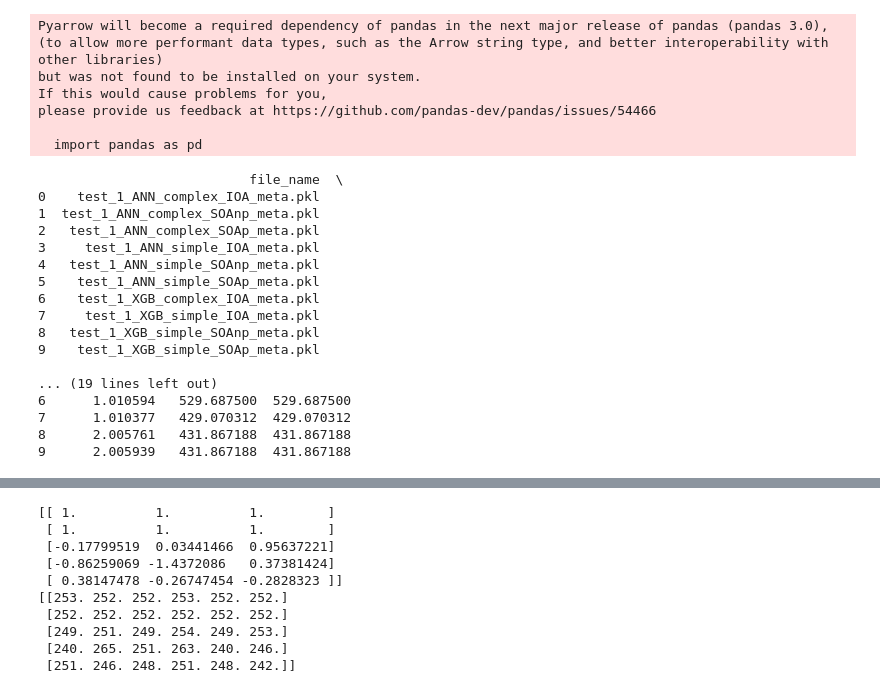
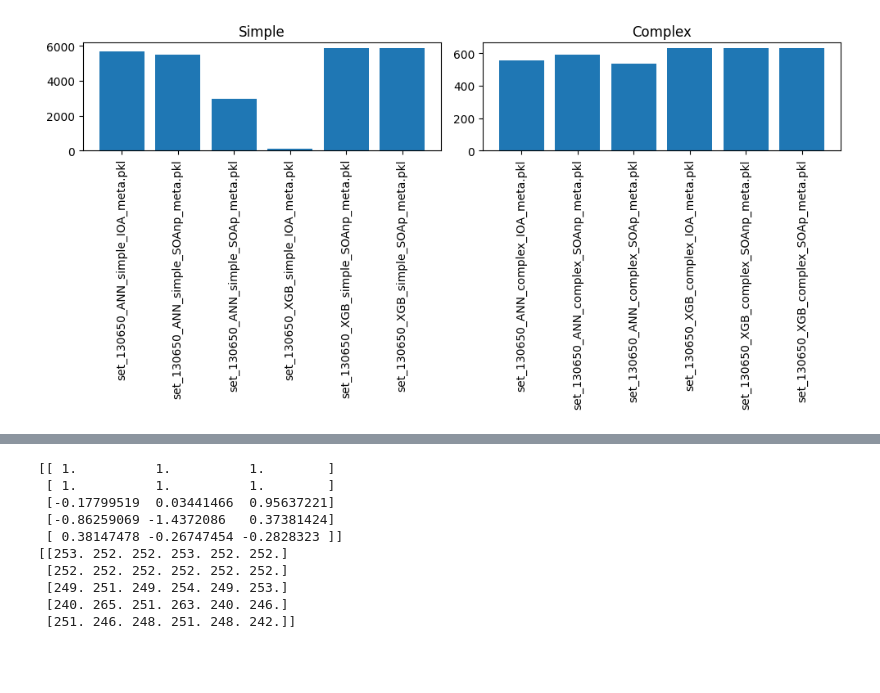
Before and after one commit to Lanza-git/Integrated-vs-Seperated-Master-Thesis, a Jupyter notebook: Main/evaluation.ipynb, the cells around one changed output, grey strips where cells are left out. Drawn from its saved outputs; the diff is of its cells as text; code cells hidden in the pictures; blank space fills up the shorter version.

```diff
--- a/Main/evaluation.ipynb
+++ b/Main/evaluation.ipynb
@@ -20,38 +20,35 @@ def load_metadata(directory):
     return metadata
 
 # Directory where the test files are located
-directory_path = 'C:/Users/lanza/Master_Thesis_EL/Integrated-vs-Seperated-Master-Thesis/test/'
+directory_path = 'C:/Users/lanza/Master_Thesis_EL/Integrated-vs-Seperated-Master-Thesis/hpc_mount/'
 
 # Load metadata from all models
 metadata_list = load_metadata(directory_path)
 
 # Convert to DataFrame for better visualization
 df_metadata = pd.DataFrame(metadata_list)
-# %% [output]
-Pyarrow will become a required dependency of pandas in the next major release of pandas (pandas 3.0),
-(to allow more performant data types, such as the Arrow string type, and better interoperability with other libraries)
-but was not found to be installed on your system.
-If this would cause problems for you,
-please provide us feedback at https://github.com/pandas-dev/pandas/issues/54466
-
-  import pandas as pd
-# %%
-print(df_metadata)
-# %% [output]
-                           file_name  \
-0    test_1_ANN_complex_IOA_meta.pkl
-1  test_1_ANN_complex_SOAnp_meta.pkl
-2   test_1_ANN_complex_SOAp_meta.pkl
-3     test_1_ANN_simple_IOA_meta.pkl
-4   test_1_ANN_simple_SOAnp_meta.pkl
-5    test_1_ANN_simple_SOAp_meta.pkl
-6    test_1_XGB_complex_IOA_meta.pkl
-7     test_1_XGB_simple_IOA_meta.pkl
-8   test_1_XGB_simple_SOAnp_meta.pkl
-9    test_1_XGB_simple_SOAp_meta.pkl
-
-... (19 lines left out)
-6      1.010594   529.687500  529.687500
-7      1.010377   429.070312  429.070312
-8      2.005761   431.867188  431.867188
-9      2.005939   431.867188  431.867188
+# %%
+import matplotlib.pyplot as plt
+
+# Split the DataFrame
+df_simple = df_metadata[df_metadata['file_name'].str.contains('simple') & df_metadata['file_name'].str.contains('130650')]
+df_complex = df_metadata[df_metadata['file_name'].str.contains('complex') & df_metadata['file_name'].str.contains('130650')]
+
+# Create a figure with two subplots
+fig, axs = plt.subplots(1, 2, figsize=(10, 5))
+
+# Plot the 'profit' column of df_simple
+axs[0].bar(df_simple['file_name'], df_simple['profit'])
+axs[0].set_title('Simple')
+axs[0].set_xticklabels(df_simple['file_name'], rotation=90)  # Rotate x-axis labels for readability
+
+# Plot the 'profit' column of df_complex
+axs[1].bar(df_complex['file_name'], df_complex['profit'])
+axs[1].set_title('Complex')
+axs[1].set_xticklabels(df_complex['file_name'], rotation=90)  # Rotate x-axis labels for readability
+
+# Display the plots
+plt.tight_layout()  # Adjust layout for better spacing
+plt.show()
+# %% [output]
+[figure, added]
```
Also changed, not shown: parts of 13 cells of this notebook, 4 other files.
